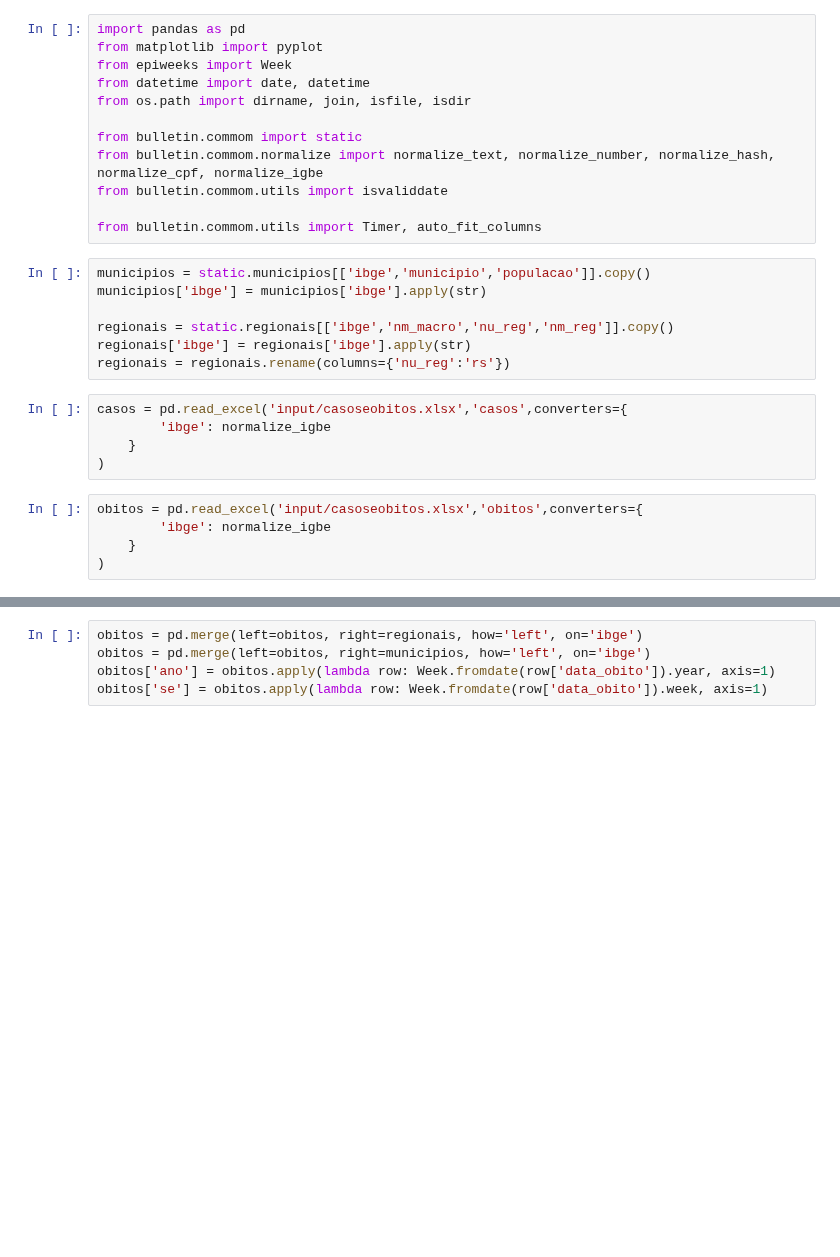
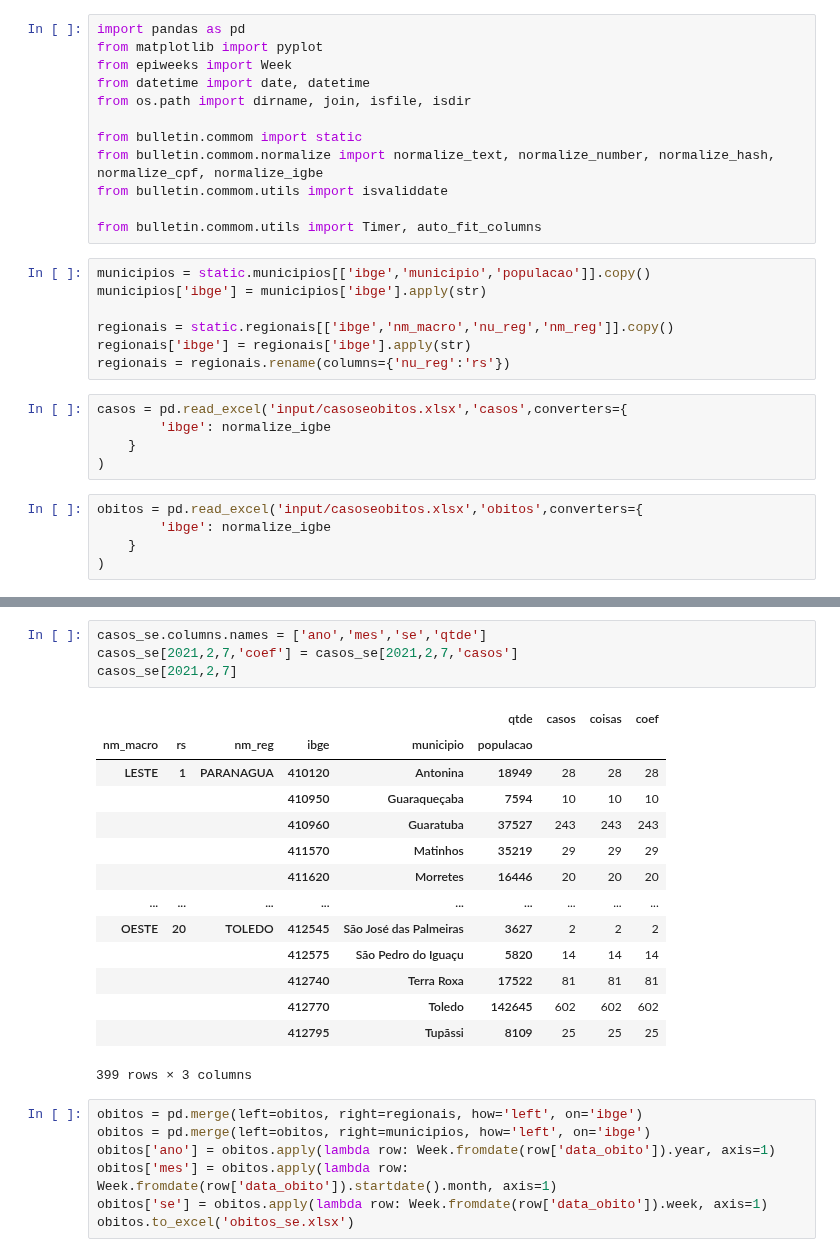
Before and after one commit to vinnylg/covid19datascience, a Jupyter notebook: casos_obitos_novos_se.ipynb, the cells around one changed output, grey strips where cells are left out. Drawn from its saved outputs; the diff is of its cells as text; blank space fills up the shorter version.

```diff
--- a/casos_obitos_novos_se.ipynb
+++ b/casos_obitos_novos_se.ipynb
@@ -35,5 +44,26 @@ casos['se'] = casos.apply(lambda row: Week.fromdate(row['dt_diag']).week, axis=1
+# %%
+casos_se.columns.names = ['ano','mes','se','qtde']
+casos_se[2021,2,7,'coef'] = casos_se[2021,2,7,'casos']
+casos_se[2021,2,7]
+# %% [output]
+|  |  |  |  |  | qtde | casos | coisas | coef |
+| nm_macro | rs | nm_reg | ibge | municipio | populacao |  |  |  |
+| LESTE | 1 | PARANAGUA | 410120 | Antonina | 18949 | 28 | 28 | 28 |
+|  |  |  | 410950 | Guaraqueçaba | 7594 | 10 | 10 | 10 |
+|  |  |  | 410960 | Guaratuba | 37527 | 243 | 243 | 243 |
+|  |  |  | 411570 | Matinhos | 35219 | 29 | 29 | 29 |
+|  |  |  | 411620 | Morretes | 16446 | 20 | 20 | 20 |
+| ... | ... | ... | ... | ... | ... | ... | ... | ... |
+| OESTE | 20 | TOLEDO | 412545 | São José das Palmeiras | 3627 | 2 | 2 | 2 |
+|  |  |  | 412575 | São Pedro do Iguaçu | 5820 | 14 | 14 | 14 |
+|  |  |  | 412740 | Terra Roxa | 17522 | 81 | 81 | 81 |
+|  |  |  | 412770 | Toledo | 142645 | 602 | 602 | 602 |
+|  |  |  | 412795 | Tupãssi | 8109 | 25 | 25 | 25 |
+399 rows × 3 columns
 # %%
 obitos = pd.merge(left=obitos, right=regionais, how='left', on='ibge')
 obitos = pd.merge(left=obitos, right=municipios, how='left', on='ibge')
 obitos['ano'] = obitos.apply(lambda row: Week.fromdate(row['data_obito']).year, axis=1)
+obitos['mes'] = obitos.apply(lambda row: Week.fromdate(row['data_obito']).startdate().month, axis=1)
 obitos['se'] = obitos.apply(lambda row: Week.fromdate(row['data_obito']).week, axis=1)
+obitos.to_excel('obitos_se.xlsx')
```
Also changed, not shown: parts of 7 cells of this notebook.
